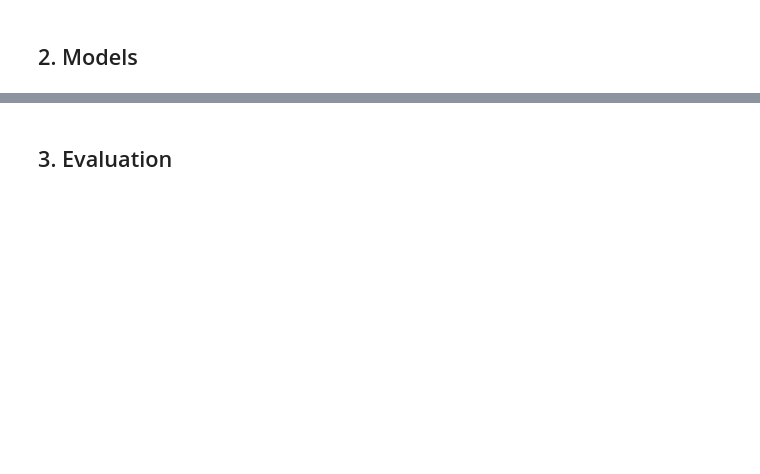
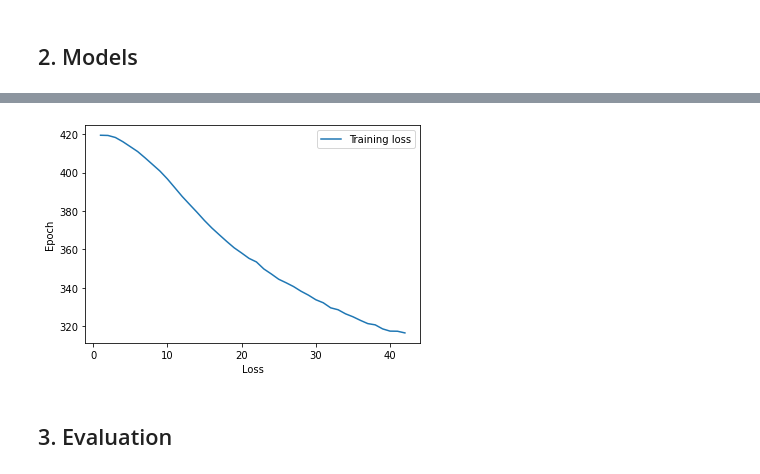
Before and after one commit to TanmayPK/CS6140-Project, a Jupyter notebook: Sarcasm Detection.ipynb, the cells around one changed output, grey strips where cells are left out. Cells and saved outputs as stored; diff of their text form; code cells hidden in the pictures; blank space fills up the shorter version.

```diff
--- a/Sarcasm Detection.ipynb
+++ b/Sarcasm Detection.ipynb
@@ -365,0 +398,37 @@ y_test['label'][2]
+# %%
+input_dim = 600
+hidden_dim = 500
+output_dim = 2
+num_epochs = 50
+batch_size = 1000
+
+ff_nn_model = FFNN(input_dim, hidden_dim, output_dim)
+
+loss_fn = nn.CrossEntropyLoss()
+optimizer = torch.optim.Adam(ff_nn_model.parameters(), lr=0.001)
+# %%
+train_losses = []
+for epoch in range(num_epochs):
+    print("Epoch completed: " + str(epoch+1))
+    train_loss = 0
+    inpt = []
+    size = int(X_train.shape[0])
+    for index, row in X_train.iterrows():
+        inpt.append(row)
+        if (index + 1) % batch_size == 0:
+            output = ff_nn_model(torch.Tensor(inpt))
+            label = torch.tensor(list(y_train['label'].values)[index:index+batch_size])
+            print(index, end="\r")
+            if len(label) < batch_size:
+               break
+            optimizer.zero_grad()
+            loss = loss_fn(output, label)
+
+            train_loss += loss.item()
+            loss.backward()
+            optimizer.step()
+            inpt = []
+    if epoch > 1 and train_losses[- 1] - train_loss < 0.0001:
+      break
+    train_losses.append(train_loss)
+    print(train_losses[epoch])
@@ -366,2 +496,10 @@ y_test['label'][2]
+# %%
+plt.plot(list(range(1,43)), train_losses, label = "Training loss")
+plt.legend()
+plt.xlabel("Loss")
+plt.ylabel("Epoch")
+plt.show()
+# %% [output]
+[figure, added]
 # %% [markdown]
 ## 3. Evaluation
```
Also changed, not shown: parts of 18 cells of this notebook.
